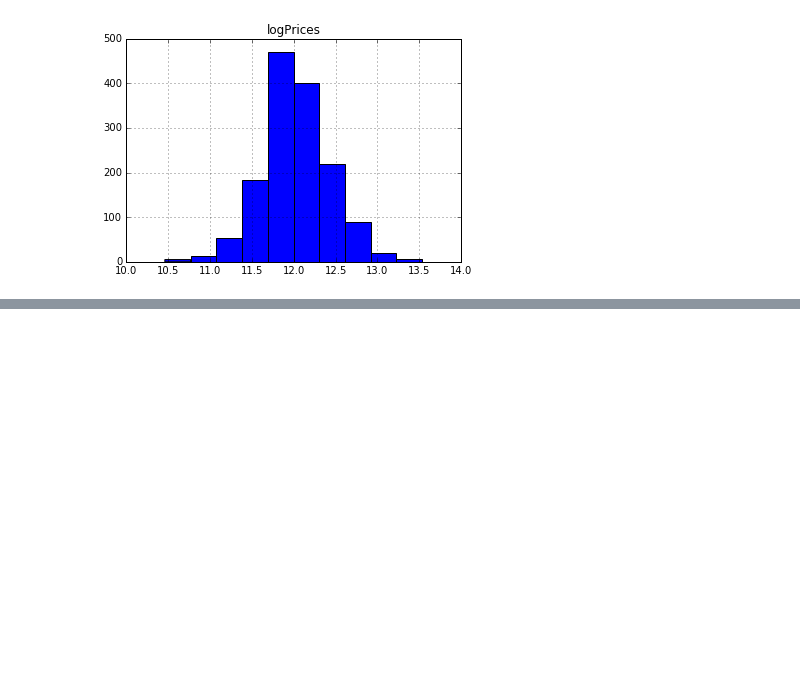
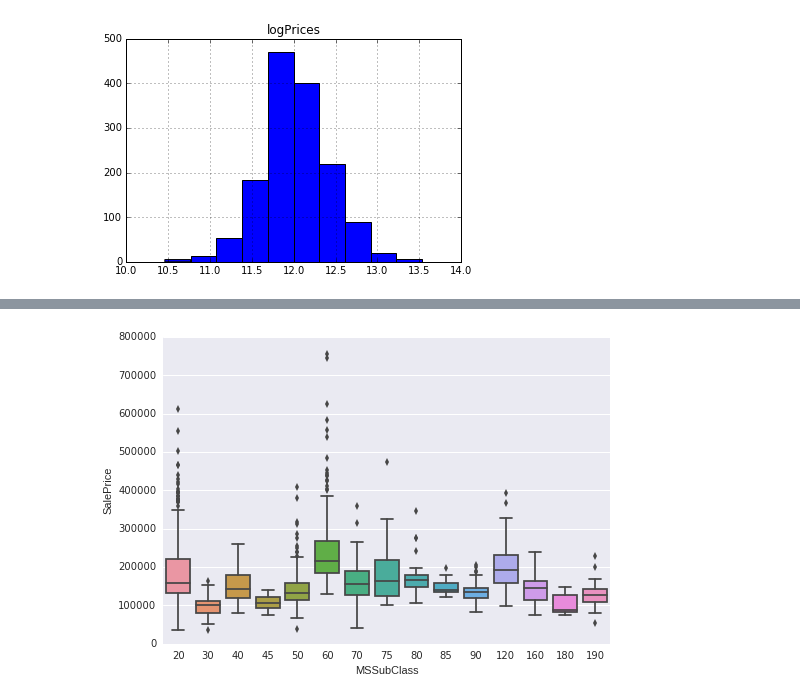
Before and after one commit to rehassachdeva/House-Prices-Advanced-Regression-Techniques---Kaggle-Competition, a Jupyter notebook: house_prices_predictor.ipynb, the cells around one changed output, grey strips where cells are left out. Cells and saved outputs as stored; diff of their text form; code cells hidden in the pictures; blank space fills up the shorter version.

```diff
--- a/house_prices_predictor.ipynb
+++ b/house_prices_predictor.ipynb
@@ -70,0 +84,4 @@ array([[<matplotlib.axes._subplots.AxesSubplot object at 0x...>]], dtype=object)
+# %%
+sns.boxplot(x="MSSubClass", y="SalePrice", data=train);
+# %% [output]
+[figure, added]
```
Also changed, not shown: parts of 35 cells of this notebook.
